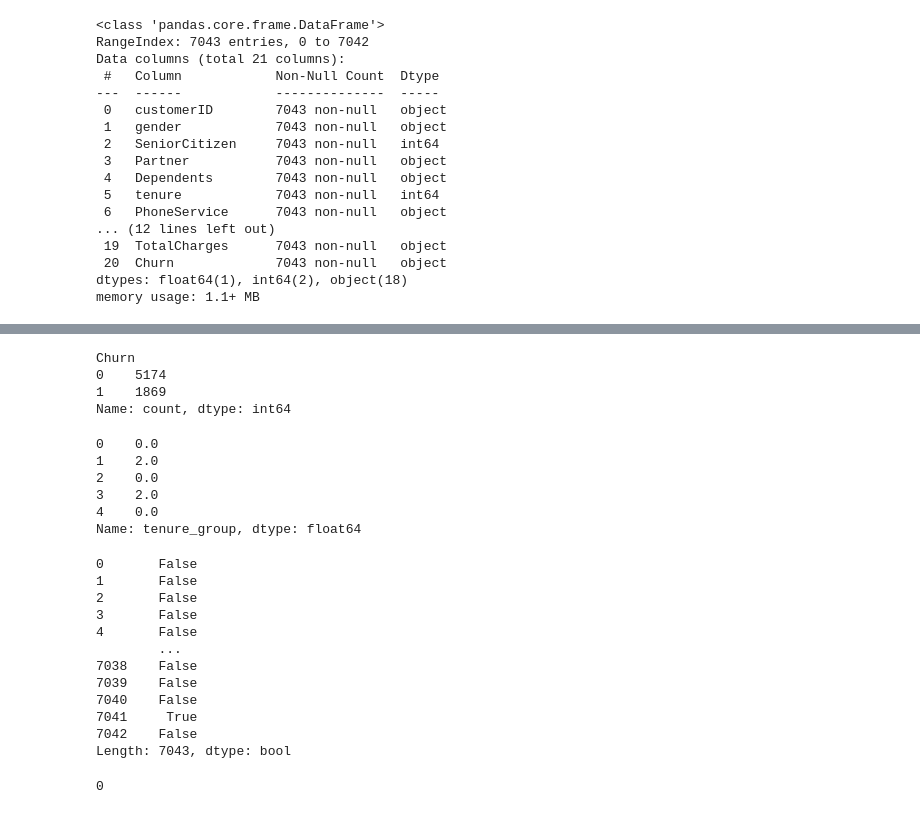
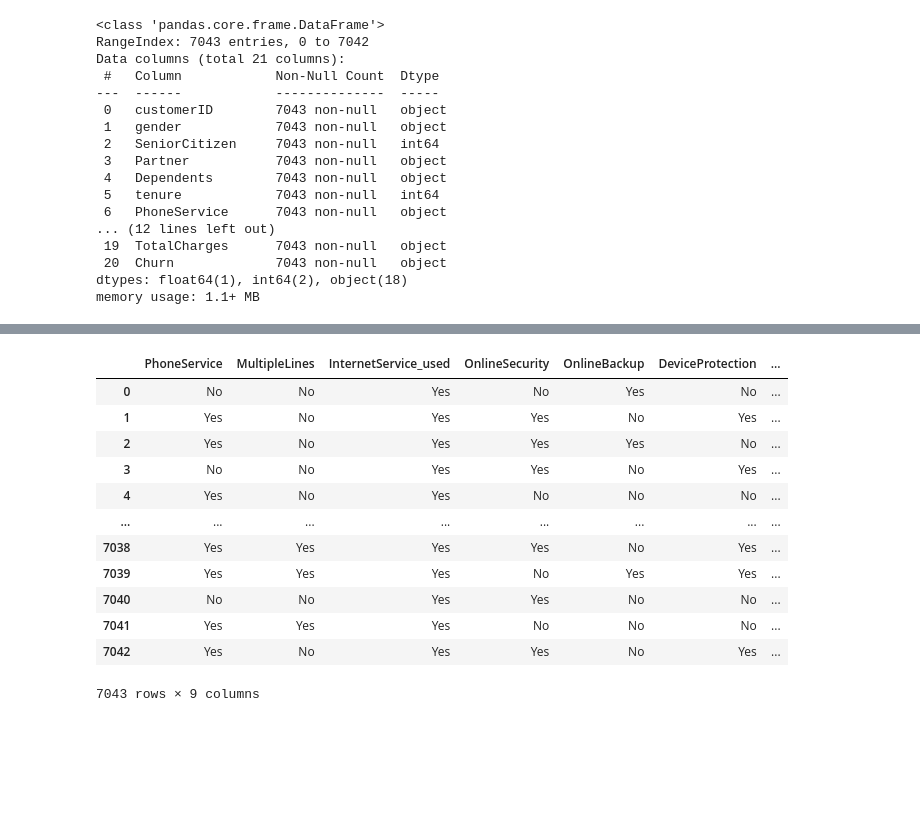
Before and after one commit to Mukul9112003/Project3_Telecom_Customer_Churn_Prediction_System-, a Jupyter notebook: Notebook/first_notebook.ipynb, the cells around one changed output, grey strips where cells are left out. Drawn from its saved outputs; the diff is of its cells as text; code cells hidden in the pictures; blank space fills up the shorter version.

```diff
--- a/Notebook/first_notebook.ipynb
+++ b/Notebook/first_notebook.ipynb
@@ -71,2 +71,4 @@ df["Dependents"]=pd.to_numeric(df["Dependents"],errors="coerce")
 # %%
 df["TotalCharges"]=pd.to_numeric(df["TotalCharges"],errors="coerce")
+# %%
+df["tenure"]=pd.cut(df["tenure"],bins=[0,12,24,48,100],labels=["High Chances","Chances","low Chances","very low chances"],include_lowest=True)
@@ -72,0 +103,9 @@ df["TotalCharges"]=pd.to_numeric(df["TotalCharges"],errors="coerce")
+# %%
+df["InternetService"].unique()
+df["InternetService_used"]=df["InternetService"].map({"No":"No","Fiber optic":"Yes","DSL":"Yes"})
+# %%
+df["MultipleLines"].unique()
+df["MultipleLines"]=df["MultipleLines"].map({"No phone service":"No","Yes":"Yes","No":"No"})
+# %%
+service=["PhoneService","MultipleLines","InternetService_used","OnlineSecurity","OnlineBackup","DeviceProtection","TechSupport","StreamingTV","StreamingMovies"]
+df["Services"]=df[service].eq("Yes").sum(axis=1)
@@ -73,38 +127,18 @@ df["TotalCharges"]=pd.to_numeric(df["TotalCharges"],errors="coerce")
+# %%
+df[service]
+# %% [output]
+|  | PhoneService | MultipleLines | InternetService_used | OnlineSecurity | OnlineBackup | DeviceProtection | ... |
+| 0 | No | No | Yes | No | Yes | No | ... |
+| 1 | Yes | No | Yes | Yes | No | Yes | ... |
+| 2 | Yes | No | Yes | Yes | Yes | No | ... |
+| 3 | No | No | Yes | Yes | No | Yes | ... |
+| 4 | Yes | No | Yes | No | No | No | ... |
+| ... | ... | ... | ... | ... | ... | ... | ... |
+| 7038 | Yes | Yes | Yes | Yes | No | Yes | ... |
+| 7039 | Yes | Yes | Yes | No | Yes | Yes | ... |
+| 7040 | No | No | Yes | Yes | No | No | ... |
+| 7041 | Yes | Yes | Yes | No | No | No | ... |
+| 7042 | Yes | No | Yes | Yes | No | Yes | ... |
+7043 rows × 9 columns
 # %%
 df["Churn"]=df["Churn"].map({"Yes":1,"No":0})
-# %%
-print(df.groupby("Churn")["Churn"].value_counts())
-# %% [output]
-Churn
-0    5174
-1    1869
-Name: count, dtype: int64
-# %%
-df["tenure_group"]=pd.cut(df["tenure"],bins=[0,12,24,48,100],labels=False)
-df["tenure_group"].head()
-# %% [output]
-0    0.0
-1    2.0
-2    0.0
-3    2.0
-4    0.0
-Name: tenure_group, dtype: float64
-# %%
-df[["Partner","SeniorCitizen","Dependents"]].gt(0).any(axis=1).astype(bool)
-# %% [output]
-0       False
-1       False
-2       False
-3       False
-4       False
-        ...
-7038    False
-7039    False
-7040    False
-7041     True
-7042    False
-Length: 7043, dtype: bool
-# %%
-df["present"]=((df["Partner"]>1)|(df["SeniorCitizen"]>1)|(df["Dependents"]>1))
-# %% [output]
-0
```
Also changed, not shown: parts of 30 cells of this notebook, 13 other files.
